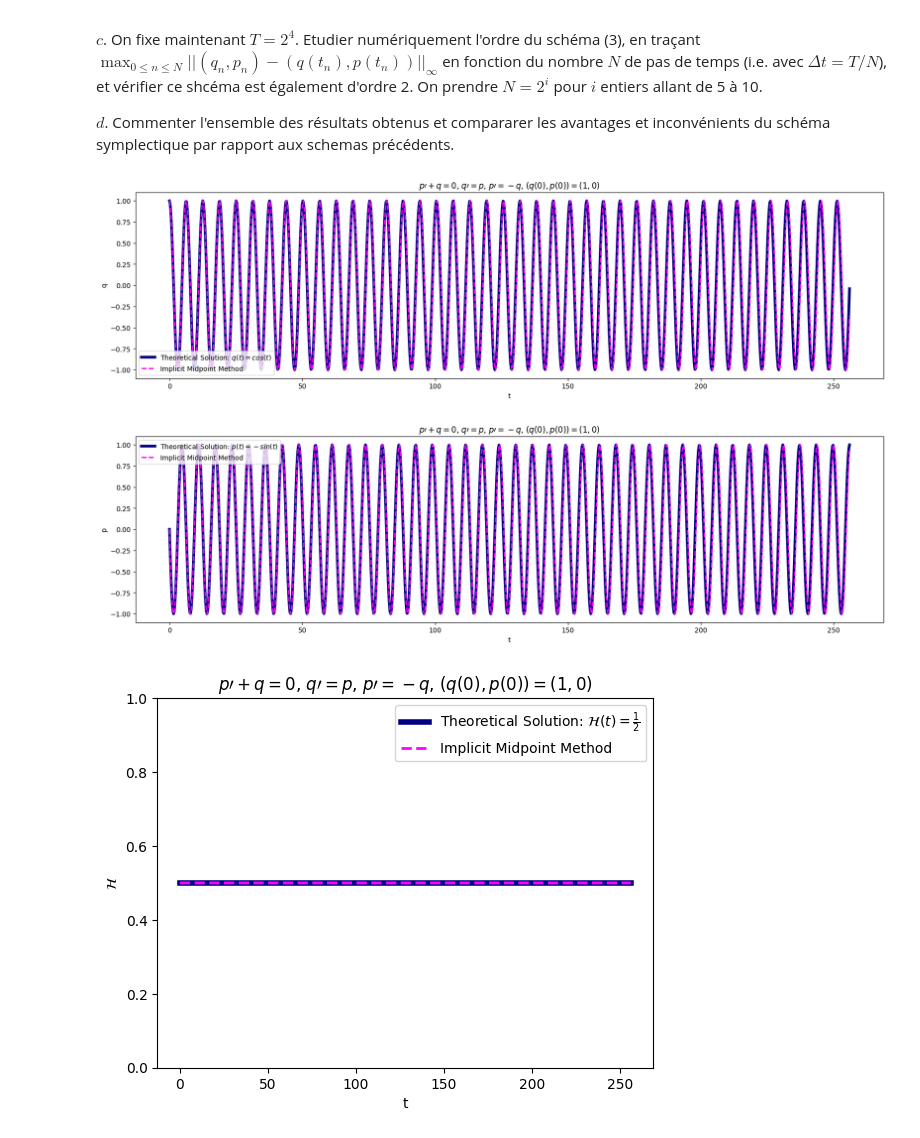
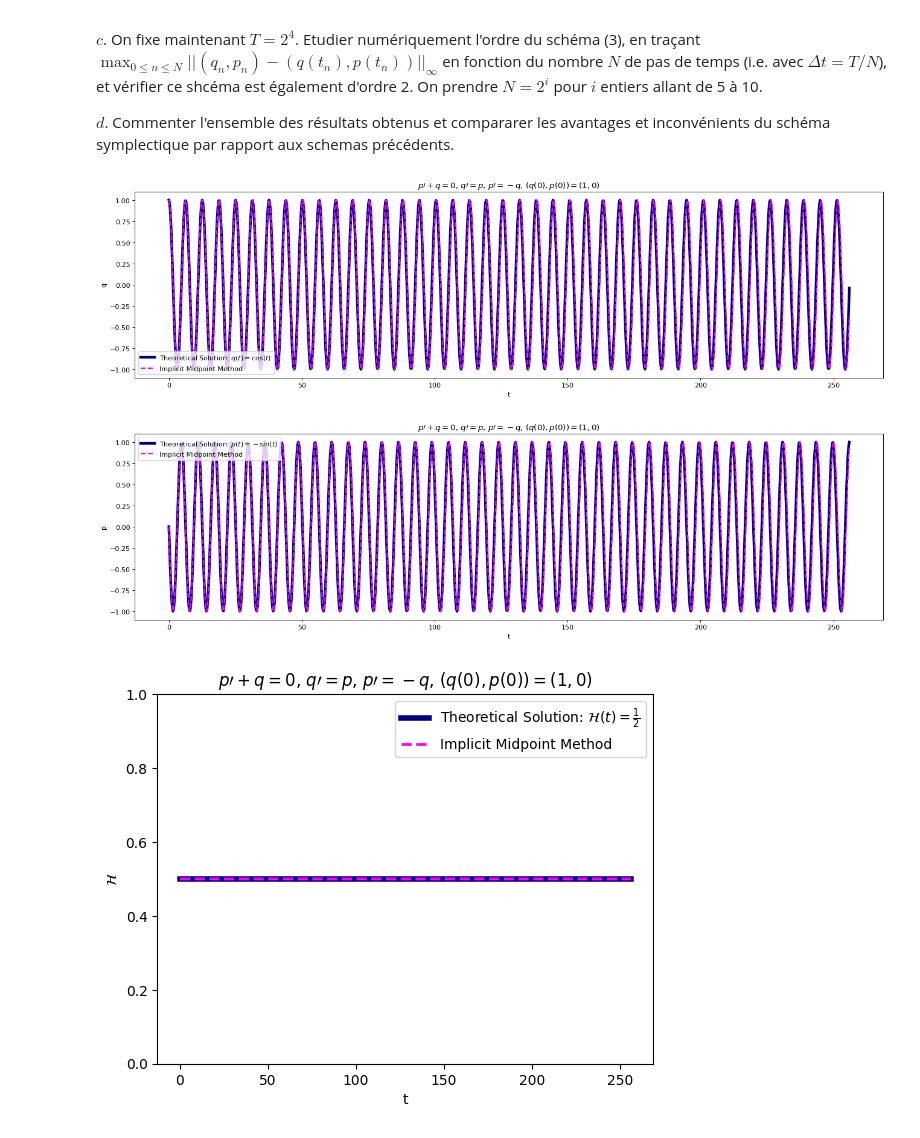
Before and after one commit to Eric-Guerra-Ribeiro/AMP_41012, a Jupyter notebook: pc8.ipynb, the cells around one changed output. Saved outputs shown, nothing was run; the diff lists cells and outputs as text; code cells hidden in the pictures.

```diff
--- a/pc8.ipynb
+++ b/pc8.ipynb
@@ -748,28 +748,28 @@ qs_symp, ps_symp, ts_symp = symplectique_oscillateur(q0, p0, dt, T_f)
 # %%
 # Tracer les solutions numériques obtenues en fonction de tn et comparer à p(tn) et q(tn) exactes
 
-plt.figure(figsize=(20, 5))
+plt.figure(figsize=(20, 5), dpi=80)
 
 plt.plot(np.linspace(0, T_f, 1000), np.cos(np.linspace(0, T_f, 1000)), label='Theoretical Solution: $q(t) = cos(t)$', color='navy', linewidth=4)
 plt.plot(ts_symp, qs_symp, label=f'Implicit Midpoint Method', linewidth=2, color='fuchsia', linestyle='--')
 plt.title('$p\\prime + q = 0$, $q\\prime = p$, $p\\prime = -q$, $(q(0), p(0)) = (1, 0)$')
 plt.ylabel('q')
 plt.xlabel('t')
 plt.legend(loc='lower left')
 plt.show()
 
-plt.figure(figsize=(20, 5))
+plt.figure(figsize=(20, 5), dpi=80)
 
 plt.plot(np.linspace(0, T_f, 1000), -np.sin(np.linspace(0, T_f, 1000)), label='Theoretical Solution: $p(t) = -sin(t)$', color='navy', linewidth=4)
 plt.plot(ts_symp, ps_symp, label=f'Implicit Midpoint Method', linewidth=2, color='fuchsia', linestyle='--')
 plt.title('$p\\prime + q = 0$, $q\\prime = p$, $p\\prime = -q$, $(q(0), p(0)) = (1, 0)$')
 plt.ylabel('p')
 plt.xlabel('t')
 plt.legend(loc='upper left')
 plt.show()
 # %% [output]
-[figure, old version]
+[figure, new version]
-[figure, old version]
+[figure, new version]
 # %%
 # Tracer H(pn,qn) en fonction de tn et comparer à H(p(tn),q(tn)) exacte et dans le plan de phase
 axes = plt.axes()
```
Also changed, not shown: parts of 1 cell of this notebook.
